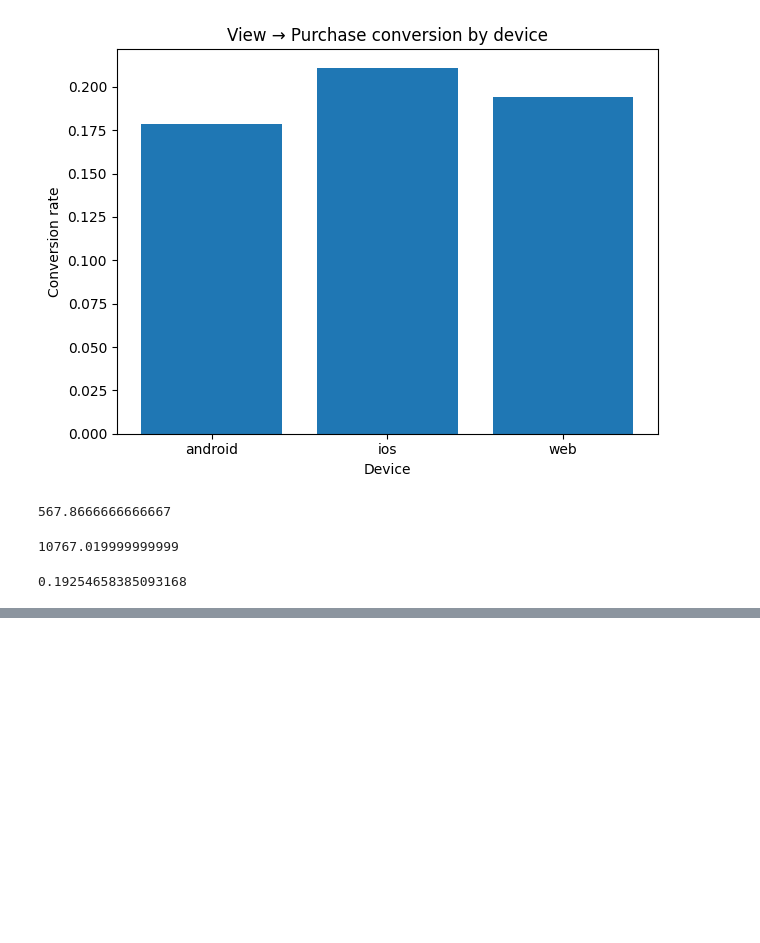
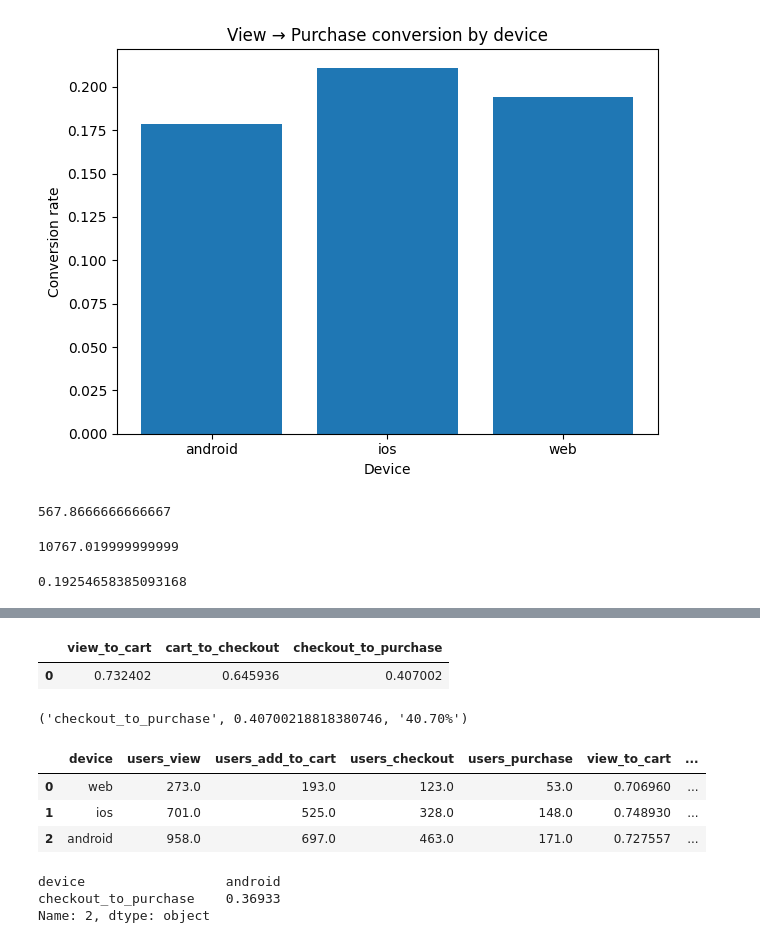
Before and after one commit to pratyush11float/ds-week1-2, a Jupyter notebook: notebooks/01_eda_metrics.ipynb, the cells around one changed output, grey strips where cells are left out. Drawn from its saved outputs; the diff is of its cells as text; code cells hidden in the pictures; blank space fills up the shorter version.

```diff
--- a/notebooks/01_eda_metrics.ipynb
+++ b/notebooks/01_eda_metrics.ipynb
@@ -185,0 +219,78 @@ overall
+# %%
+# Calculate conversion rates at each step of the funnel
+steps = con.execute("""
+WITH per_user AS (
+  SELECT
+    user_id,
+    MAX(event_type='view_item')::INT AS did_view,
+    MAX(event_type='add_to_cart')::INT AS did_cart,
+    MAX(event_type='checkout')::INT AS did_checkout,
+    MAX(event_type='purchase')::INT AS did_purchase
+  FROM events
+  GROUP BY 1
+)
+SELECT
+  SUM(did_cart)*1.0 / NULLIF(SUM(did_view),0) AS view_to_cart,
+  SUM(did_checkout)*1.0 / NULLIF(SUM(did_cart),0) AS cart_to_checkout,
+  SUM(did_purchase)*1.0 / NULLIF(SUM(did_checkout),0) AS checkout_to_purchase
+FROM per_user;
+""").df()
+
+steps
+# %% [output]
+|  | view_to_cart | cart_to_checkout | checkout_to_purchase |
+| 0 | 0.732402 | 0.645936 | 0.407002 |
+# %%
+# Find the step with the lowest conversion rate
+rates = steps.iloc[0].to_dict()
+rates
+
+min_step = min(rates, key=rates.get)
+min_rate = rates[min_step]
+min_step, min_rate, f"{min_rate*100:.2f}%"
+# %% [output]
+('checkout_to_purchase', 0.40700218818380746, '40.70%')
+# %%
+# Calculate Funnel by Device Type
+funnel_device = con.execute("""
+WITH base AS (
+  SELECT
+    e.user_id,
+    u.device,
+    MAX(e.event_type = 'view_item')::INT    AS did_view,
+    MAX(e.event_type = 'add_to_cart')::INT  AS did_cart,
+    MAX(e.event_type = 'checkout')::INT     AS did_checkout,
+    MAX(e.event_type = 'purchase')::INT     AS did_purchase
+  FROM events e
+  JOIN users u USING (user_id)
+  GROUP BY 1, 2
+)
+SELECT
+  device,
+  SUM(did_view) AS users_view,
+  SUM(did_cart) AS users_add_to_cart,
+  SUM(did_checkout) AS users_checkout,
+  SUM(did_purchase) AS users_purchase,
+  SUM(did_cart) * 1.0 / NULLIF(SUM(did_view), 0) AS view_to_cart,
+  SUM(did_checkout) * 1.0 / NULLIF(SUM(did_cart), 0) AS cart_to_checkout,
+  SUM(did_purchase) * 1.0 / NULLIF(SUM(did_checkout), 0) AS checkout_to_purchase,
+  SUM(did_purchase) * 1.0 / NULLIF(SUM(did_view), 0) AS view_to_purchase
+FROM base
+GROUP BY 1;
+""").df()
+
+funnel_device
+# %% [output]
+|  | device | users_view | users_add_to_cart | users_checkout | users_purchase | view_to_cart | ... |
+| 0 | web | 273.0 | 193.0 | 123.0 | 53.0 | 0.706960 | ... |
+| 1 | ios | 701.0 | 525.0 | 328.0 | 148.0 | 0.748930 | ... |
+| 2 | android | 958.0 | 697.0 | 463.0 | 171.0 | 0.727557 | ... |
+# %%
+# Find the device segment with the worst conversion at the weakest step
+step_col = min_step  # from earlier
+worst = funnel_device.loc[funnel_device[step_col].idxmin(), ["device", step_col]]
+worst
+# %% [output]
+device                  android
+checkout_to_purchase    0.36933
+Name: 2, dtype: object
```
Also changed, not shown: parts of 6 cells of this notebook, 1 other file.
